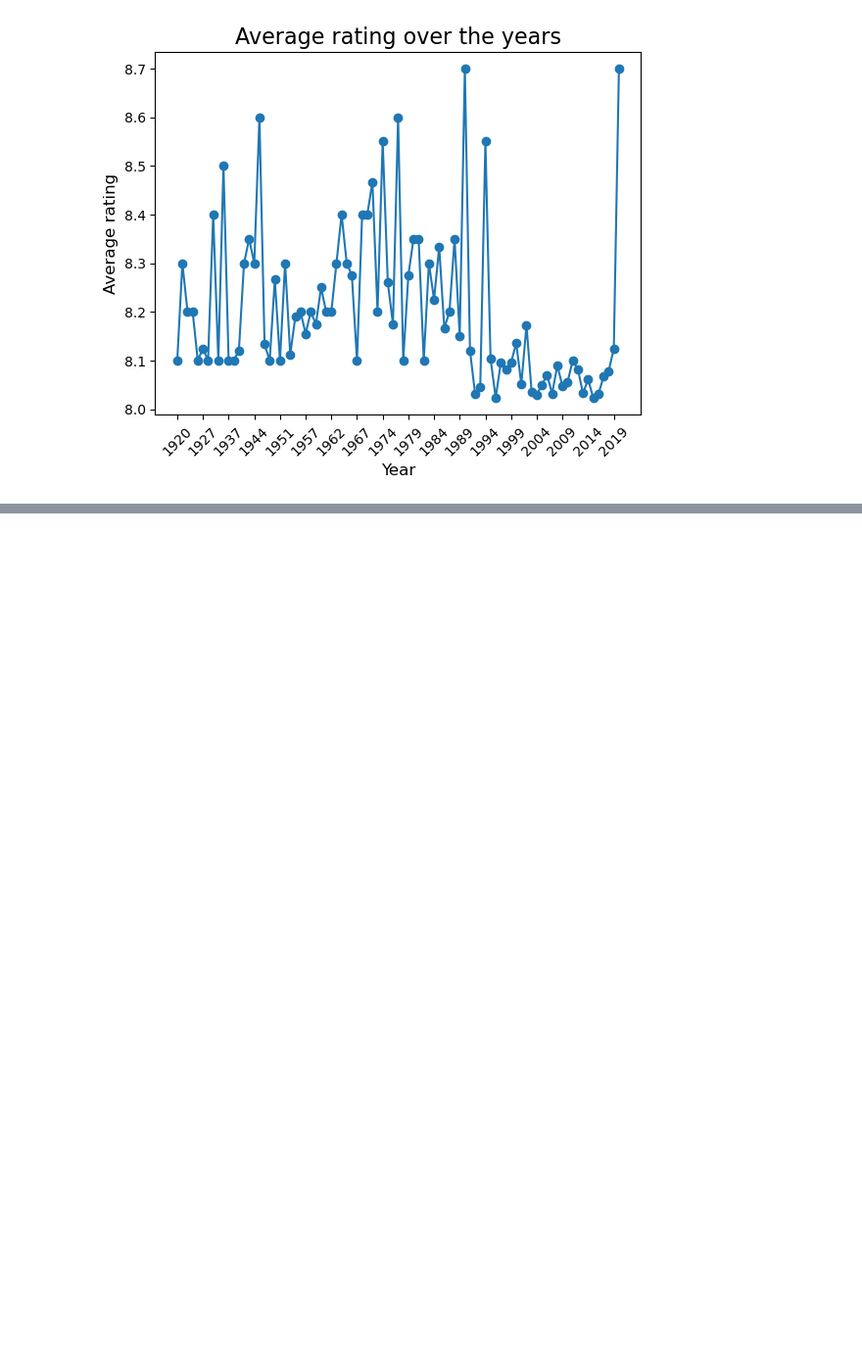
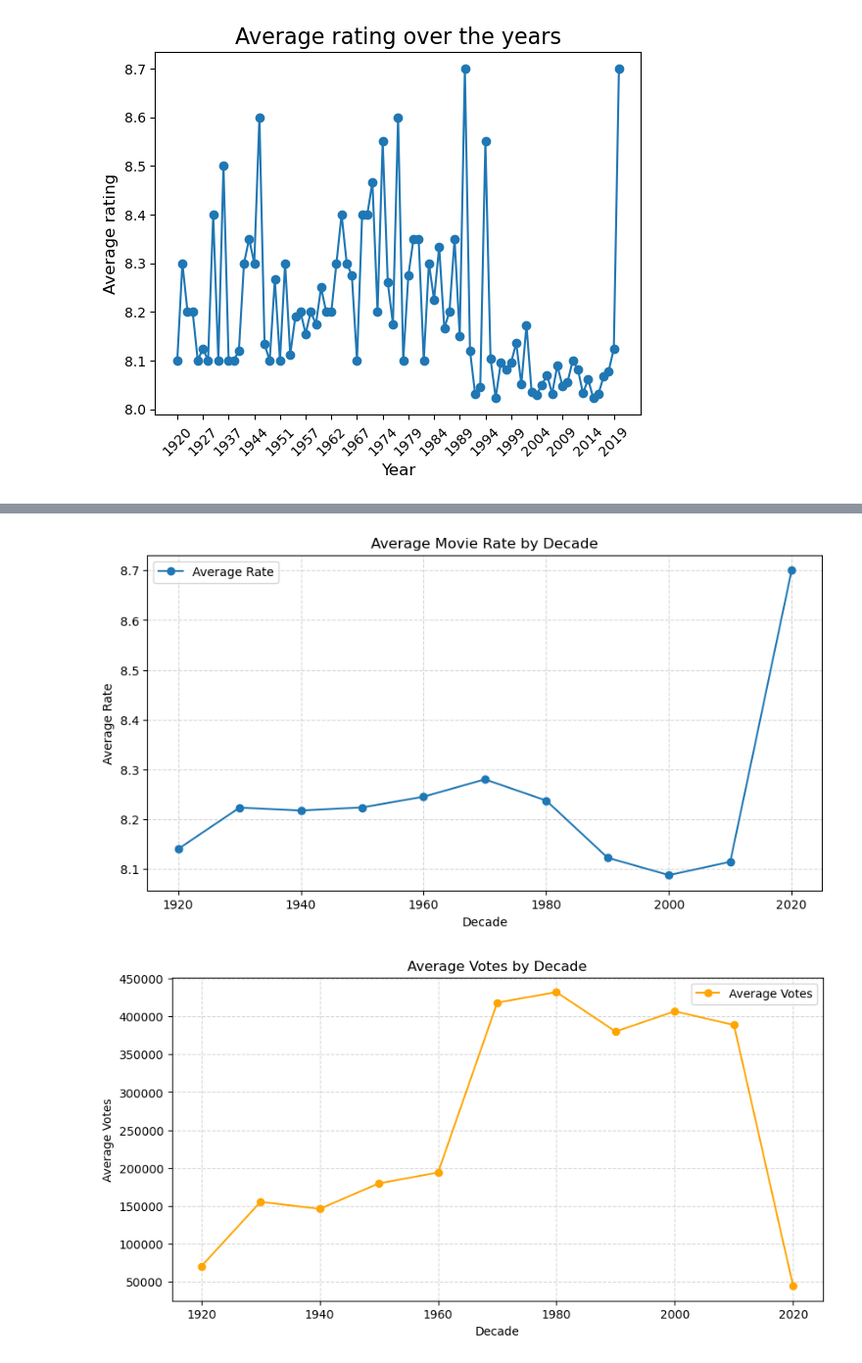
Before and after one commit to hobi2k/Supercoding_Project1_Team2, a Jupyter notebook: hobi2k/supercoding_project1.ipynb, the cells around one changed output, grey strips where cells are left out. Shown: that part at 98% size. Saved outputs shown, nothing was run; the diff lists cells and outputs as text; code cells hidden in the pictures; blank space fills up the shorter version.

```diff
--- a/hobi2k/supercoding_project1.ipynb
+++ b/hobi2k/supercoding_project1.ipynb
@@ -264,0 +426,20 @@ plt.show()
+# %%
+#7. 시기(Decade) × 장르별 평균 계산
+#groupby() 메서드의 dropna 매개변수를 통해 Nan 값을 포함 제외할지 설정한다.
+#groupby().agg() 메서드에는 mean(), size() 같은 메서드의 키워드를 제공하여 여러 행에 대해 일괄로 계상할 수 있다.
+#reset_index() 메서드로 multiindex를 singleindex로 재변환
+agg = (
+    work.groupby(["Decade", "Genre"], dropna=True)
+        .agg(
+            avg_rate=("Rate", "mean"),
+            avg_votes=("Votes", "mean"),
+            avg_gross=("Gross", "mean"),
+            count=("Rate", "size"),   # 10년 동안 해당 장르 영화 수
+        )
+        .reset_index()
+)
+
+# 보기 좋게 Decade, 평균 평점 내림차순으로 정렬
+agg = agg.sort_values(["Decade", "avg_rate"], ascending=[True, False])
+
+print(agg)
@@ -264,0 +494,37 @@ plt.show()
+# %%
+#1. 시기별 평균 평점
+plt.figure(figsize=(10,5))
+rate_by_decade = agg.groupby("Decade")["avg_rate"].mean() #장르 상관 없이 전반적 평균 계산
+plt.plot(rate_by_decade.index, rate_by_decade.values, marker="o", label="Average Rate") #매개변수는 순서대로 X축, Y축, 데이터 포인트, 범례
+plt.title("Average Movie Rate by Decade")
+plt.xlabel("Decade")
+plt.ylabel("Average Rate")
+plt.grid(True, linestyle="--", alpha=0.5) #격자 메서드의 기본 구조: plt.grid(b=True, which='major', axis='both', **kwargs)
+#alpha는 투명도다.
+plt.legend() #범례(legend)란 그래프에서 각 선(line)이나 데이터 포인트가 무엇을 의미하는지 알려주는 작은 설명 상자
+plt.show()
+
+#2. 시기별 평균 관객 수
+plt.figure(figsize=(10,5))
+votes_by_decade = agg.groupby("Decade")["avg_votes"].mean()
+plt.plot(votes_by_decade.index, votes_by_decade.values, marker="o", color="orange", label="Average Votes")
+plt.title("Average Votes by Decade")
+plt.xlabel("Decade")
+plt.ylabel("Average Votes")
+plt.grid(True, linestyle="--", alpha=0.5)
+plt.legend()
+plt.show()
+
+#3. 시기별 평균 흥행 수익
+plt.figure(figsize=(10,5))
+gross_by_decade = agg.groupby("Decade")["avg_gross"].mean()
+plt.plot(gross_by_decade.index, gross_by_decade.values, marker="o", color="green", label="Average Gross")
+plt.title("Average Gross Revenue by Decade")
+plt.xlabel("Decade")
+plt.ylabel("Average Gross (USD)")
+plt.grid(True, linestyle="--", alpha=0.5)
+plt.legend()
+plt.show()
+# %% [output]
+[figure, added]
+[figure, added]
```
Also changed, not shown: parts of 11 cells of this notebook.
